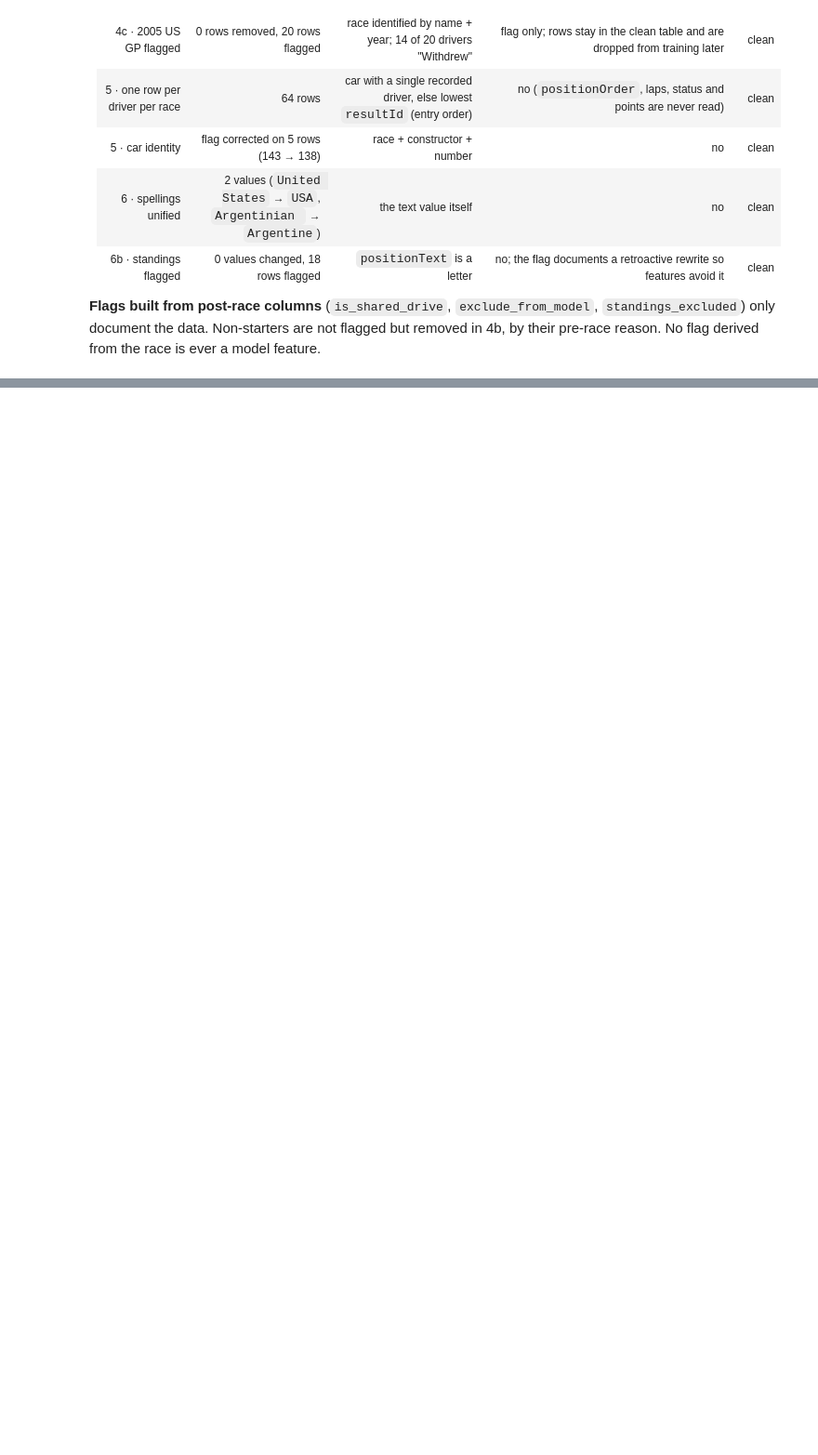
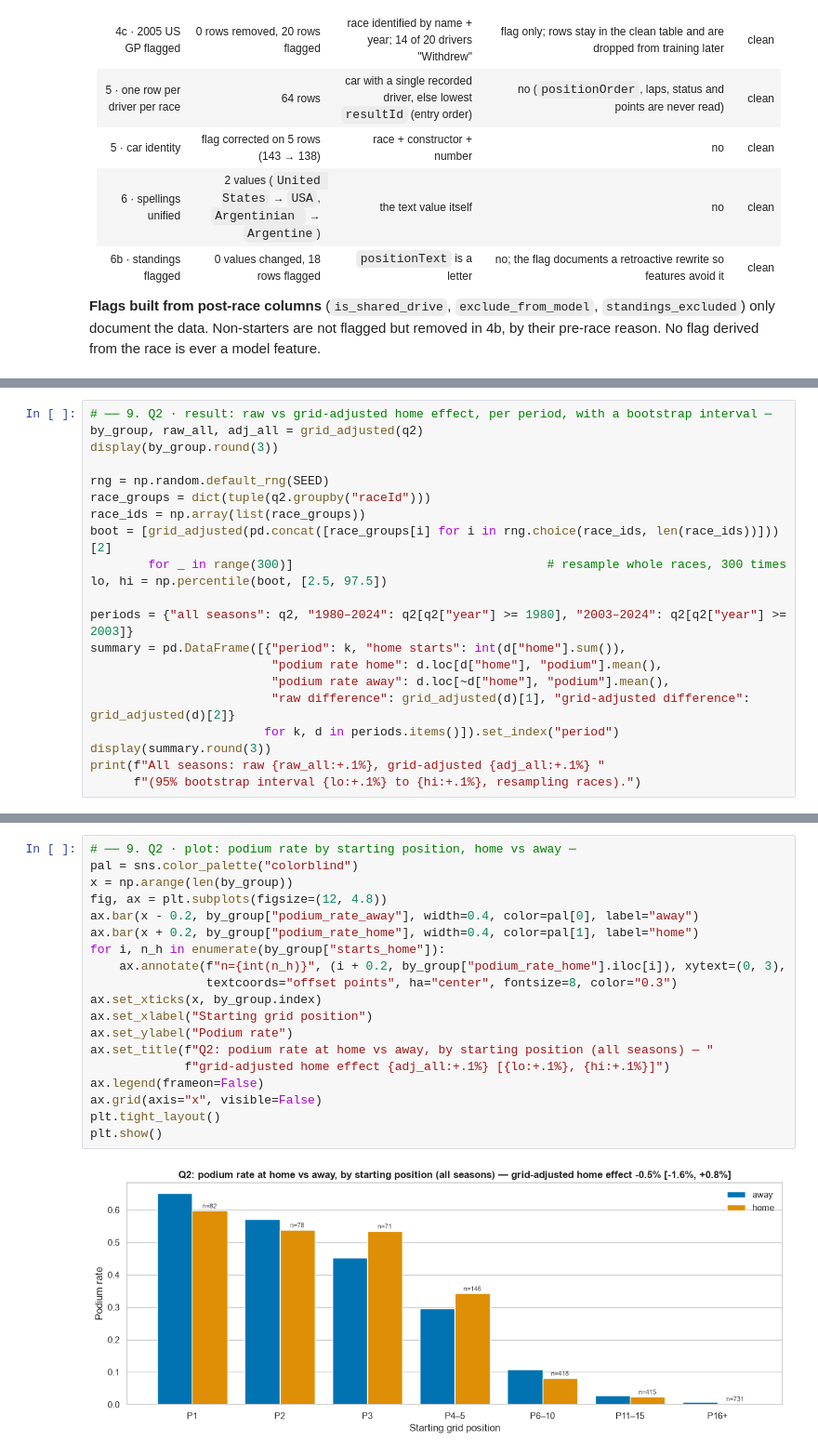
Before and after one commit to OmarOsama55/ACL_F1, a Jupyter notebook: notebooks/01_data_cleaning_audit.ipynb, the cells around one changed output, grey strips where cells are left out. Shown at 93% size. Cells and saved outputs as stored; diff of their text form; blank space fills up the shorter version.

Commit message:
the real changes in the data engineering Qs

```diff
--- a/notebooks/01_data_cleaning_audit.ipynb
+++ b/notebooks/01_data_cleaning_audit.ipynb
@@ -2636,0 +2872,21 @@ Leakage in cleaning means a row being kept, dropped or changed because of the ra
+# %%
+# ── 9. Q2 · result: raw vs grid-adjusted home effect, per period, with a bootstrap interval ─
+by_group, raw_all, adj_all = grid_adjusted(q2)
+display(by_group.round(3))
+
+rng = np.random.default_rng(SEED)
+race_groups = dict(tuple(q2.groupby("raceId")))
+race_ids = np.array(list(race_groups))
+boot = [grid_adjusted(pd.concat([race_groups[i] for i in rng.choice(race_ids, len(race_ids))]))[2]
+        for _ in range(300)]                                   # resample whole races, 300 times
+lo, hi = np.percentile(boot, [2.5, 97.5])
+
+periods = {"all seasons": q2, "1980–2024": q2[q2["year"] >= 1980], "2003–2024": q2[q2["year"] >= 2003]}
+summary = pd.DataFrame([{"period": k, "home starts": int(d["home"].sum()),
+                         "podium rate home": d.loc[d["home"], "podium"].mean(),
+                         "podium rate away": d.loc[~d["home"], "podium"].mean(),
+                         "raw difference": grid_adjusted(d)[1], "grid-adjusted difference": grid_adjusted(d)[2]}
+                        for k, d in periods.items()]).set_index("period")
+display(summary.round(3))
+print(f"All seasons: raw {raw_all:+.1%}, grid-adjusted {adj_all:+.1%} "
+      f"(95% bootstrap interval {lo:+.1%} to {hi:+.1%}, resampling races).")
@@ -2636,0 +2909,21 @@ Leakage in cleaning means a row being kept, dropped or changed because of the ra
+# %%
+# ── 9. Q2 · plot: podium rate by starting position, home vs away ─
+pal = sns.color_palette("colorblind")
+x = np.arange(len(by_group))
+fig, ax = plt.subplots(figsize=(12, 4.8))
+ax.bar(x - 0.2, by_group["podium_rate_away"], width=0.4, color=pal[0], label="away")
+ax.bar(x + 0.2, by_group["podium_rate_home"], width=0.4, color=pal[1], label="home")
+for i, n_h in enumerate(by_group["starts_home"]):
+    ax.annotate(f"n={int(n_h)}", (i + 0.2, by_group["podium_rate_home"].iloc[i]), xytext=(0, 3),
+                textcoords="offset points", ha="center", fontsize=8, color="0.3")
+ax.set_xticks(x, by_group.index)
+ax.set_xlabel("Starting grid position")
+ax.set_ylabel("Podium rate")
+ax.set_title(f"Q2: podium rate at home vs away, by starting position (all seasons) — "
+             f"grid-adjusted home effect {adj_all:+.1%} [{lo:+.1%}, {hi:+.1%}]")
+ax.legend(frameon=False)
+ax.grid(axis="x", visible=False)
+plt.tight_layout()
+plt.show()
+# %% [output]
+[figure, added]
```
Also changed, not shown: parts of 17 cells of this notebook.
